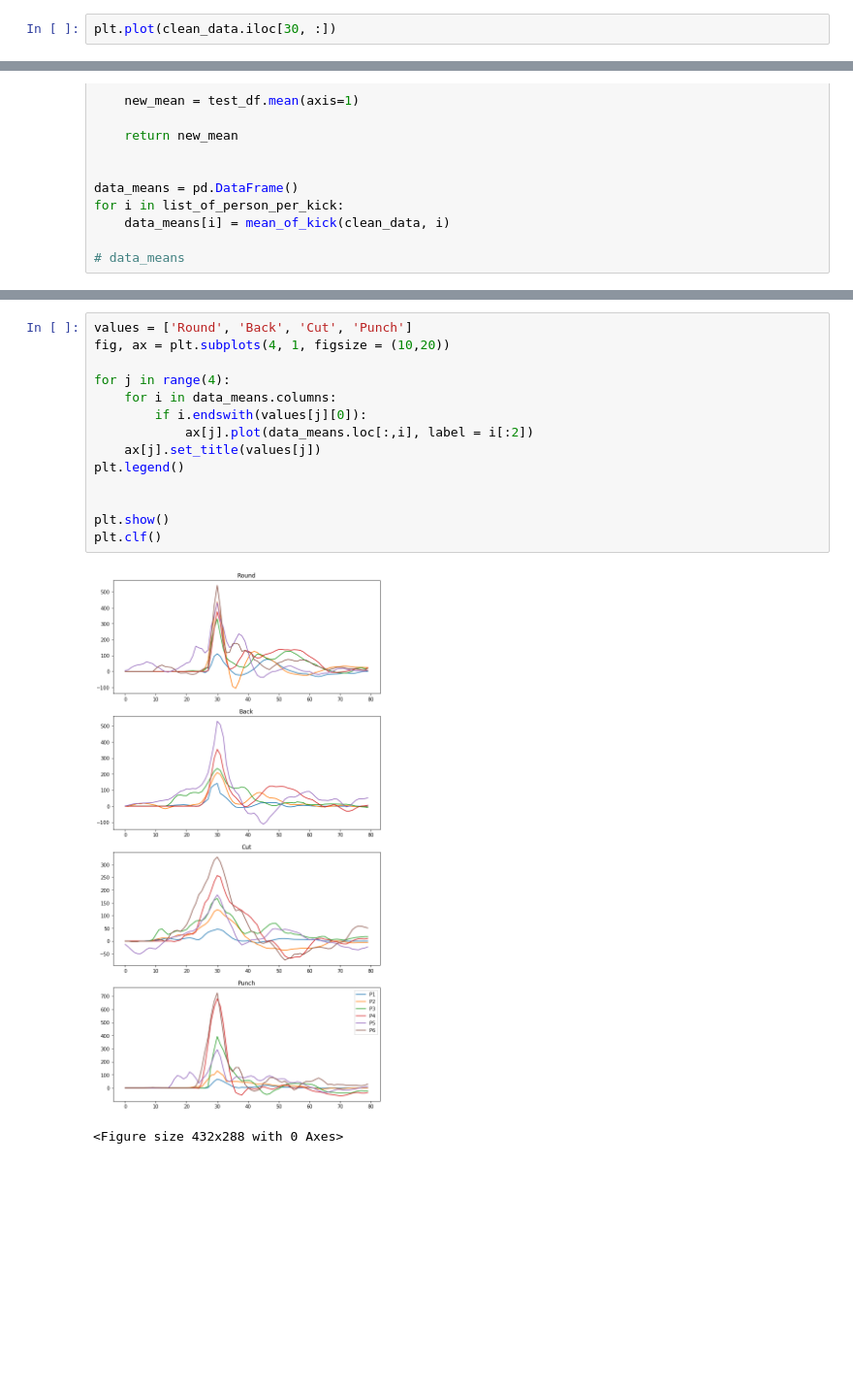
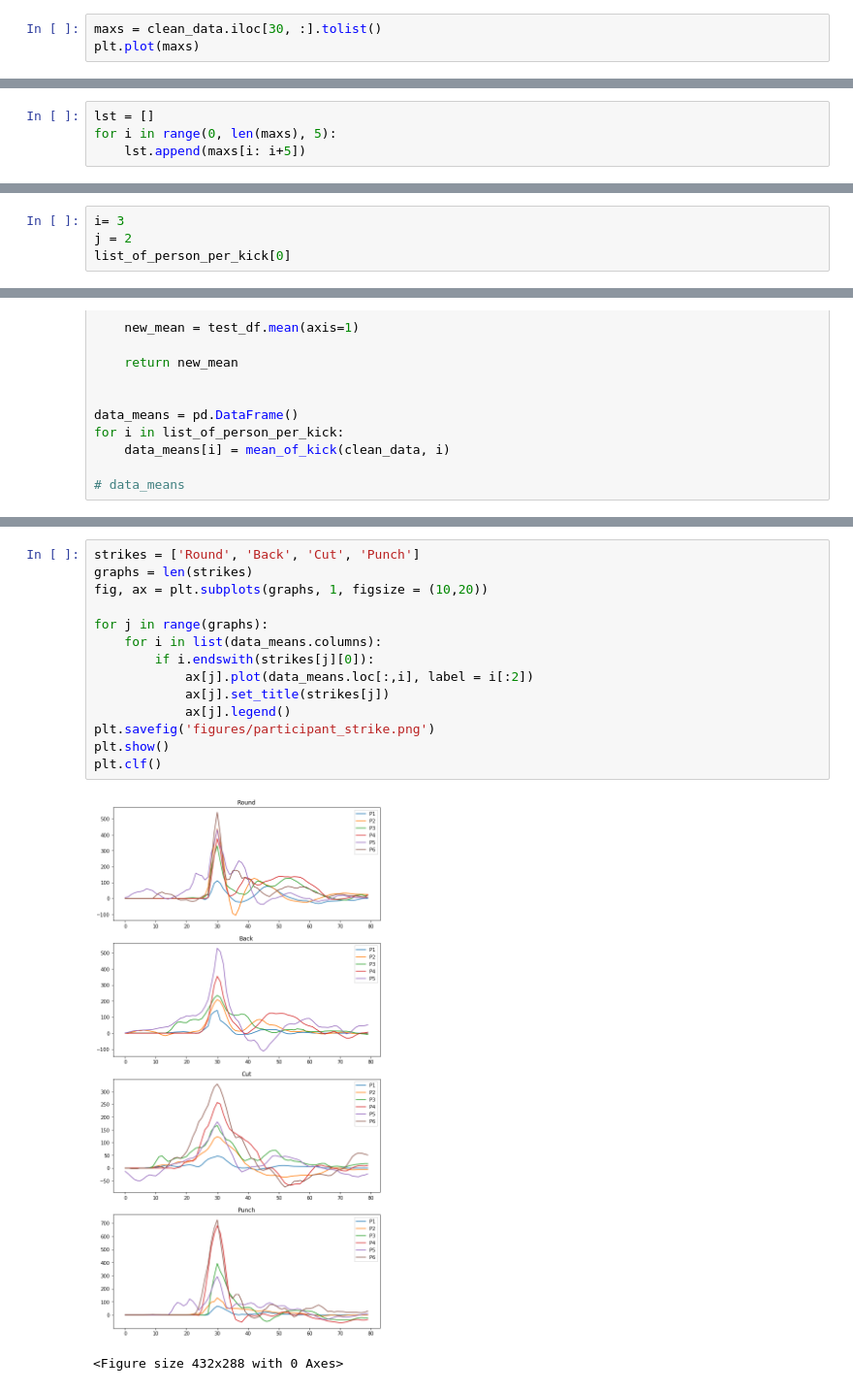
Before and after one commit to ta-data-bcn/Project-Week-8-Final-Project, a Jupyter notebook: your-project/main.ipynb, the cells around one changed output, grey strips where cells are left out. Shown at 97% size. Drawn from its saved outputs; the diff is of its cells as text; blank space fills up the shorter version.

```diff
--- a/your-project/main.ipynb
+++ b/your-project/main.ipynb
@@ -236,6 +236,7 @@ We converted a (4749, 115) dataset into a (80,115) dataset.
 # %% [markdown]
 ### Plotting the maximums of every series
 # %%
-plt.plot(clean_data.iloc[30, :])
+maxs = clean_data.iloc[30, :].tolist()
+plt.plot(maxs)
 # %% [output]
 [<matplotlib.lines.Line2D at 0x...>]
@@ -242,0 +246,4 @@ plt.plot(clean_data.iloc[30, :])
+# %%
+lst = []
+for i in range(0, len(maxs), 5):
+    lst.append(maxs[i: i+5])
@@ -242,0 +260,4 @@ plt.plot(clean_data.iloc[30, :])
+# %%
+i= 3
+j = 2
+list_of_person_per_kick[0]
@@ -310,17 +378,17 @@ TypeError: 'RangeIndex' object is not callable
 # %%
-values = ['Round', 'Back', 'Cut', 'Punch']
-fig, ax = plt.subplots(4, 1, figsize = (10,20))
+strikes = ['Round', 'Back', 'Cut', 'Punch']
+graphs = len(strikes)
+fig, ax = plt.subplots(graphs, 1, figsize = (10,20))
 
-for j in range(4):
-    for i in data_means.columns:
-        if i.endswith(values[j][0]):
+for j in range(graphs):
+    for i in list(data_means.columns):
+        if i.endswith(strikes[j][0]):
             ax[j].plot(data_means.loc[:,i], label = i[:2])
-    ax[j].set_title(values[j])
-plt.legend()
-
-
+            ax[j].set_title(strikes[j])
+            ax[j].legend()
+plt.savefig('figures/participant_strike.png')
 plt.show()
 plt.clf()
 # %% [output]
-[figure, old version]
+[figure, new version]
 <Figure size 432x288 with 0 Axes>
```
Also changed, not shown: parts of 13 cells of this notebook, 4 other files.
